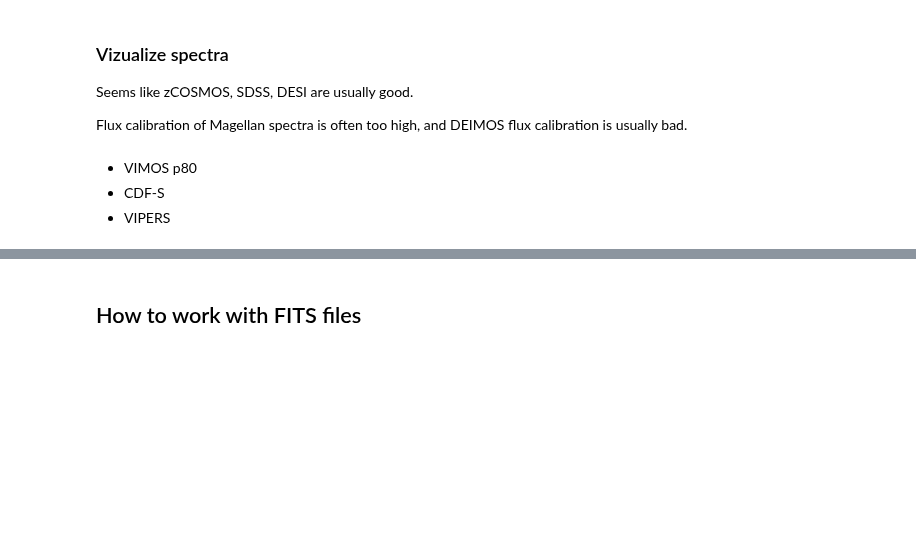
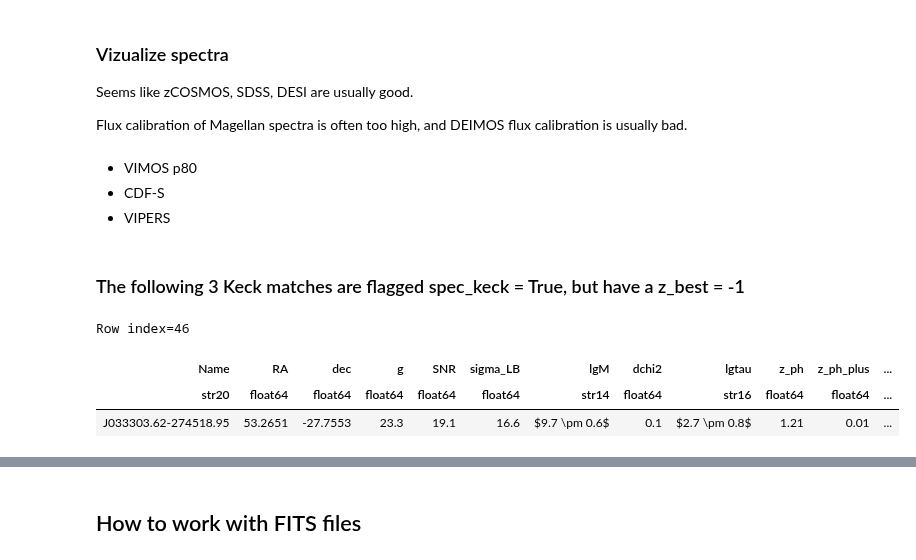
Before and after one commit to Chisen-Lupus/dwarf_agn_cosmos, a Jupyter notebook: des/des_download.ipynb, the cells around one changed output, grey strips where cells are left out. Drawn from its saved outputs; the diff is of its cells as text; code cells hidden in the pictures; blank space fills up the shorter version.

Commit message:
General further changes to try to fix issue with keck

```diff
--- a/des/des_download.ipynb
+++ b/des/des_download.ipynb
@@ -824,3 +824,12 @@ def visualize(ID, plot_template=True):
     ax.set_xlabel(r'Wavelength ($\AA$)')
 
     return ax
+# %% [markdown]
+### The following 3 Keck matches are flagged spec_keck = True, but have a z_best = -1
+# %%
+data_agn_download[46]
+# %% [output]
+Row index=46
+| Name | RA | dec | g | SNR | sigma_LB | lgM | dchi2 | lgtau | z_ph | z_ph_plus | ... |
+| str20 | float64 | float64 | float64 | float64 | float64 | str14 | float64 | str16 | float64 | float64 | ... |
+| J033303.62-274518.95 | 53.2651 | -27.7553 | 23.3 | 19.1 | 16.6 | $9.7 \pm 0.6$ | 0.1 | $2.7 \pm 0.8$ | 1.21 | 0.01 | ... |
```
Also changed, not shown: parts of 14 cells of this notebook, 1 other file.
